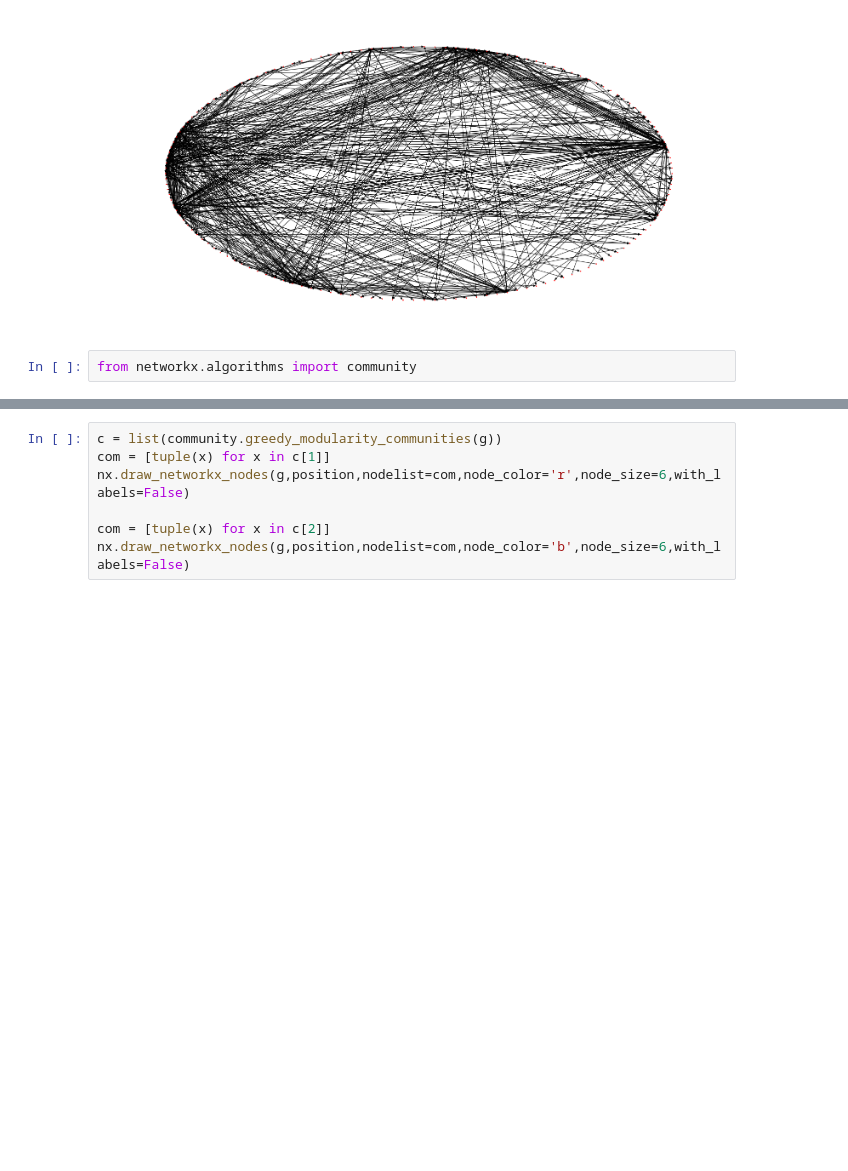
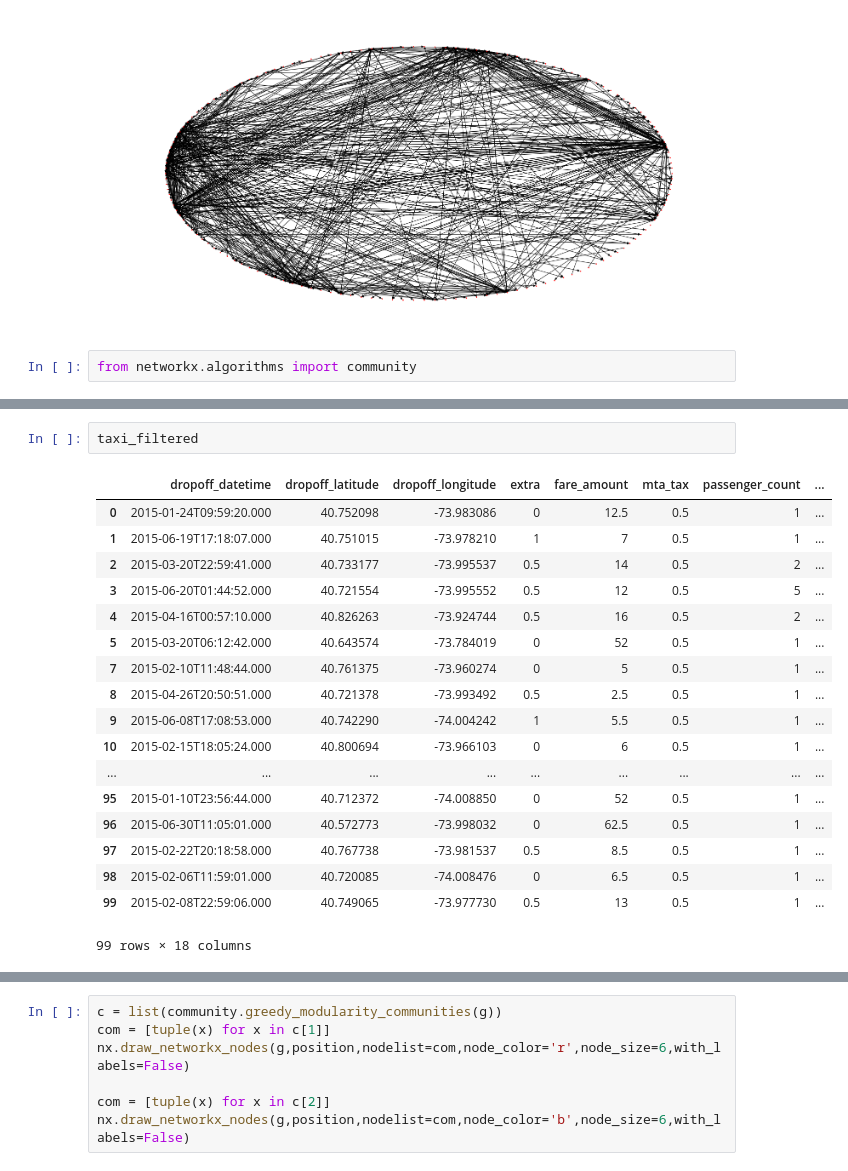
Before and after one commit to xlDownxl/Network-Analysis, a Jupyter notebook: src/project.ipynb, the cells around one changed output, grey strips where cells are left out. Drawn from its saved outputs; the diff is of its cells as text; blank space fills up the shorter version.

```diff
--- a/src/project.ipynb
+++ b/src/project.ipynb
@@ -230,0 +242,21 @@ IndexError: list index out of range
+# %%
+taxi_filtered
+# %% [output]
+|  | dropoff_datetime | dropoff_latitude | dropoff_longitude | extra | fare_amount | mta_tax | passenger_count | ... |
+| 0 | 2015-01-24T09:59:20.000 | 40.752098 | -73.983086 | 0 | 12.5 | 0.5 | 1 | ... |
+| 1 | 2015-06-19T17:18:07.000 | 40.751015 | -73.978210 | 1 | 7 | 0.5 | 1 | ... |
+| 2 | 2015-03-20T22:59:41.000 | 40.733177 | -73.995537 | 0.5 | 14 | 0.5 | 2 | ... |
+| 3 | 2015-06-20T01:44:52.000 | 40.721554 | -73.995552 | 0.5 | 12 | 0.5 | 5 | ... |
+| 4 | 2015-04-16T00:57:10.000 | 40.826263 | -73.924744 | 0.5 | 16 | 0.5 | 2 | ... |
+| 5 | 2015-03-20T06:12:42.000 | 40.643574 | -73.784019 | 0 | 52 | 0.5 | 1 | ... |
+| 7 | 2015-02-10T11:48:44.000 | 40.761375 | -73.960274 | 0 | 5 | 0.5 | 1 | ... |
+| 8 | 2015-04-26T20:50:51.000 | 40.721378 | -73.993492 | 0.5 | 2.5 | 0.5 | 1 | ... |
+| 9 | 2015-06-08T17:08:53.000 | 40.742290 | -74.004242 | 1 | 5.5 | 0.5 | 1 | ... |
+| 10 | 2015-02-15T18:05:24.000 | 40.800694 | -73.966103 | 0 | 6 | 0.5 | 1 | ... |
+| ... | ... | ... | ... | ... | ... | ... | ... | ... |
+| 95 | 2015-01-10T23:56:44.000 | 40.712372 | -74.008850 | 0 | 52 | 0.5 | 1 | ... |
+| 96 | 2015-06-30T11:05:01.000 | 40.572773 | -73.998032 | 0 | 62.5 | 0.5 | 1 | ... |
+| 97 | 2015-02-22T20:18:58.000 | 40.767738 | -73.981537 | 0.5 | 8.5 | 0.5 | 1 | ... |
+| 98 | 2015-02-06T11:59:01.000 | 40.720085 | -74.008476 | 0 | 6.5 | 0.5 | 1 | ... |
+| 99 | 2015-02-08T22:59:06.000 | 40.749065 | -73.977730 | 0.5 | 13 | 0.5 | 1 | ... |
+99 rows × 18 columns
```
Also changed, not shown: parts of 8 cells of this notebook.
